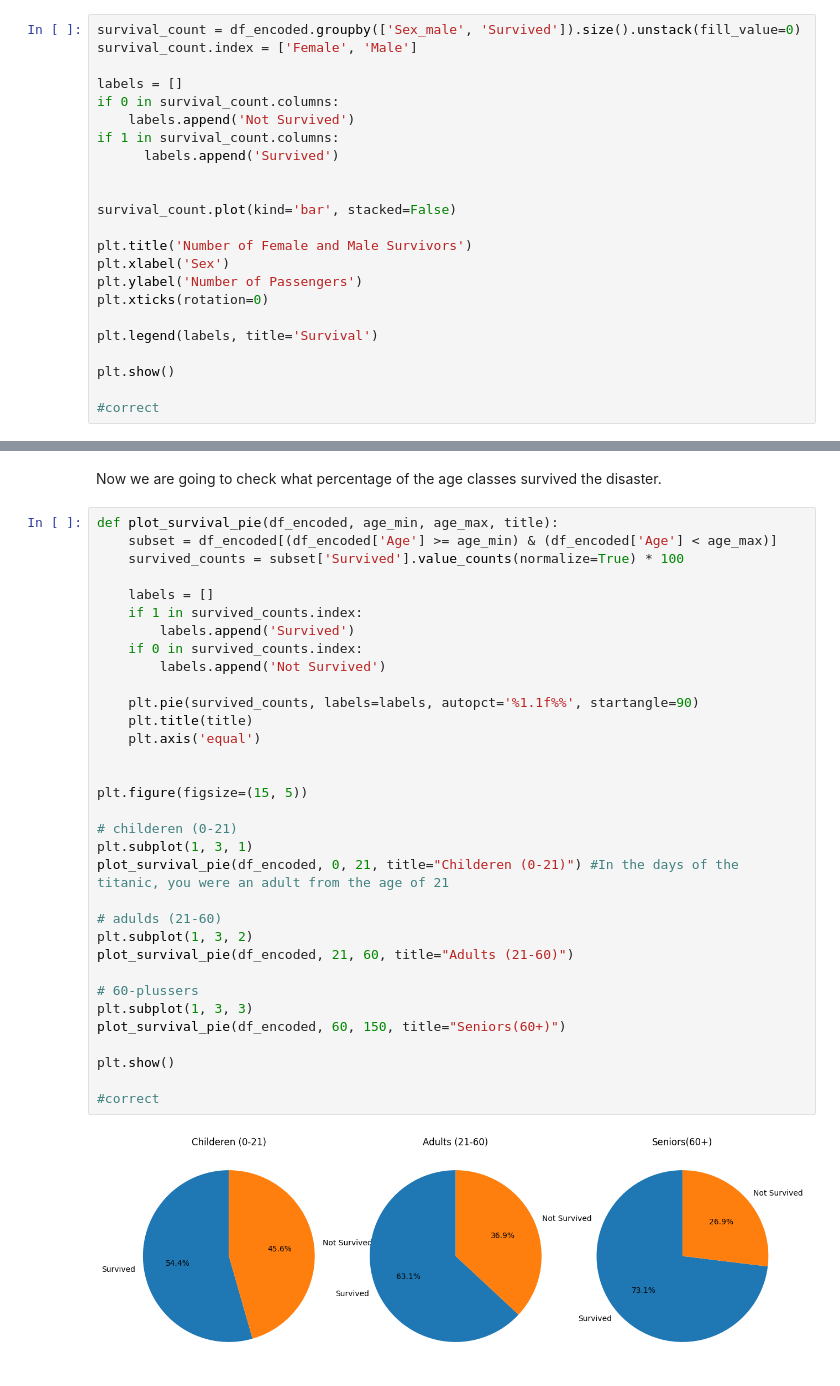
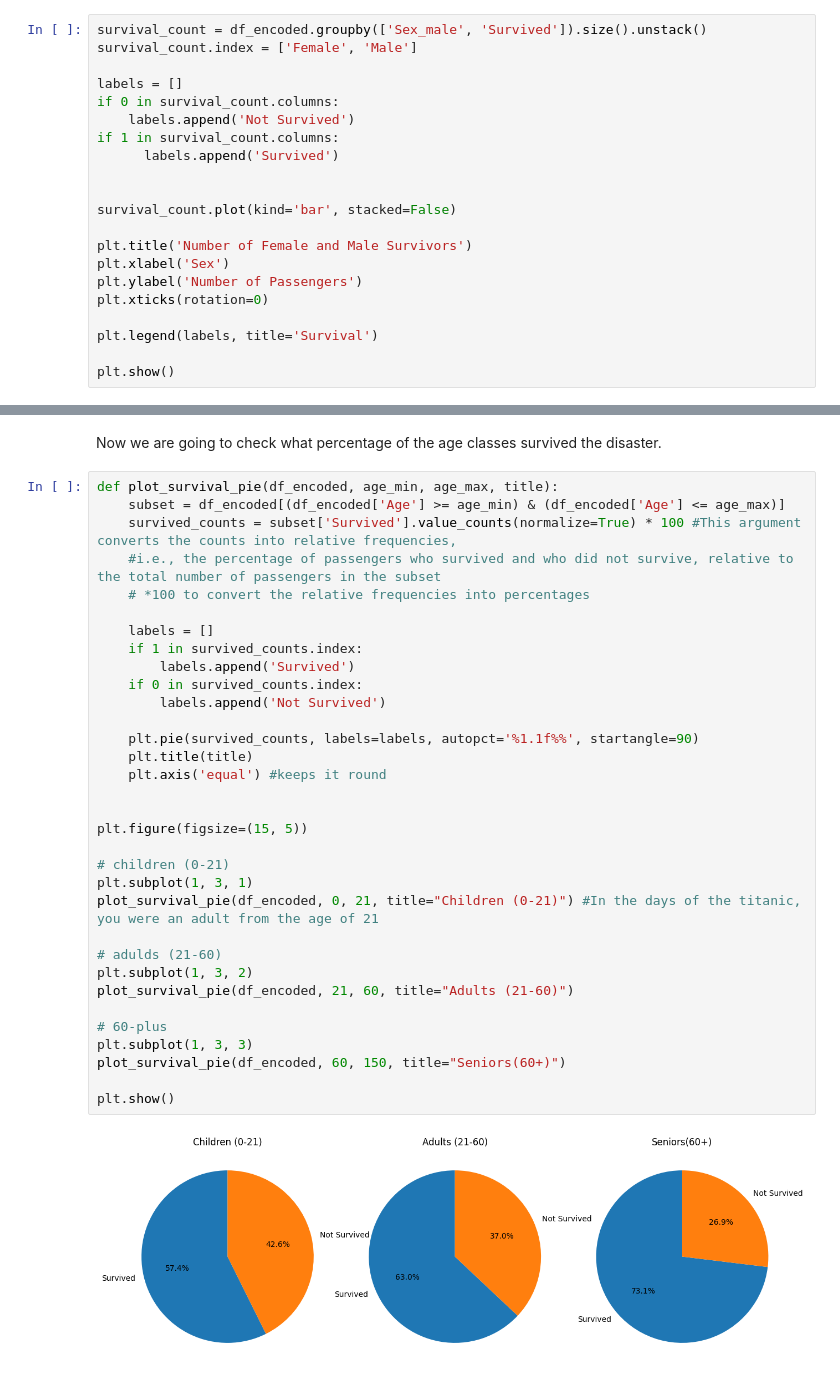
Before and after one commit to MarcelinaSiwka/MEM, a Jupyter notebook: Titanic/titanic_EDA.ipynb, the cells around one changed output, grey strips where cells are left out. Drawn from its saved outputs; the diff is of its cells as text.

Commit message:
cleaned titanic_EDA

```diff
--- a/Titanic/titanic.ipynb
+++ b/Titanic/titanic_EDA.ipynb
@@ -138,7 +151,7 @@ The negative corrolation of -0.34 is because there are a lot of young people in
 # %% [markdown]
 Now that we have examined the correlations, we will take a look at how the survival rates look.
 # %%
-survival_count = df_encoded.groupby(['Sex_male', 'Survived']).size().unstack(fill_value=0)
+survival_count = df_encoded.groupby(['Sex_male', 'Survived']).size().unstack()
 survival_count.index = ['Female', 'Male']
 
 labels = []
@@ -158,7 +171,5 @@ plt.xticks(rotation=0)
 plt.legend(labels, title='Survival')
 
 plt.show()
-
-#correct
 # %% [output]
 [figure]
@@ -167,36 +177,36 @@ Number of women over 60: 233
 Now we are going to check what percentage of the age classes survived the disaster.
 # %%
 def plot_survival_pie(df_encoded, age_min, age_max, title):
-    subset = df_encoded[(df_encoded['Age'] >= age_min) & (df_encoded['Age'] < age_max)]
-    survived_counts = subset['Survived'].value_counts(normalize=True) * 100
+    subset = df_encoded[(df_encoded['Age'] >= age_min) & (df_encoded['Age'] <= age_max)]
+    survived_counts = subset['Survived'].value_counts(normalize=True) * 100 #This argument converts the counts into relative frequencies,
+    #i.e., the percentage of passengers who survived and who did not survive, relative to the total number of passengers in the subset
+    # *100 to convert the relative frequencies into percentages
 
     labels = []
     if 1 in survived_counts.index:
         labels.append('Survived')
     if 0 in survived_counts.index:
         labels.append('Not Survived')
 
     plt.pie(survived_counts, labels=labels, autopct='%1.1f%%', startangle=90)
     plt.title(title)
-    plt.axis('equal')
+    plt.axis('equal') #keeps it round
 
 
 plt.figure(figsize=(15, 5))
 
-# childeren (0-21)
+# children (0-21)
 plt.subplot(1, 3, 1)
-plot_survival_pie(df_encoded, 0, 21, title="Childeren (0-21)") #In the days of the titanic, you were an adult from the age of 21
+plot_survival_pie(df_encoded, 0, 21, title="Children (0-21)") #In the days of the titanic, you were an adult from the age of 21
 
 # adulds (21-60)
 plt.subplot(1, 3, 2)
 plot_survival_pie(df_encoded, 21, 60, title="Adults (21-60)")
 
-# 60-plussers
+# 60-plus
 plt.subplot(1, 3, 3)
 plot_survival_pie(df_encoded, 60, 150, title="Seniors(60+)")
 
 plt.show()
-
-#correct
 # %% [output]
-[figure, old version]
+[figure, new version]
```
Also changed, not shown: parts of 42 cells of this notebook, 3 other files.
